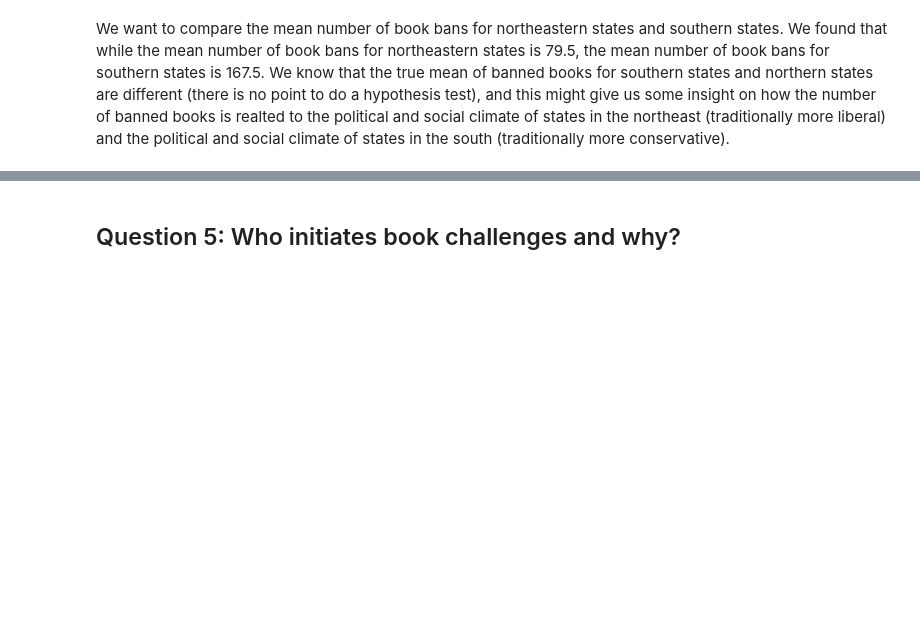
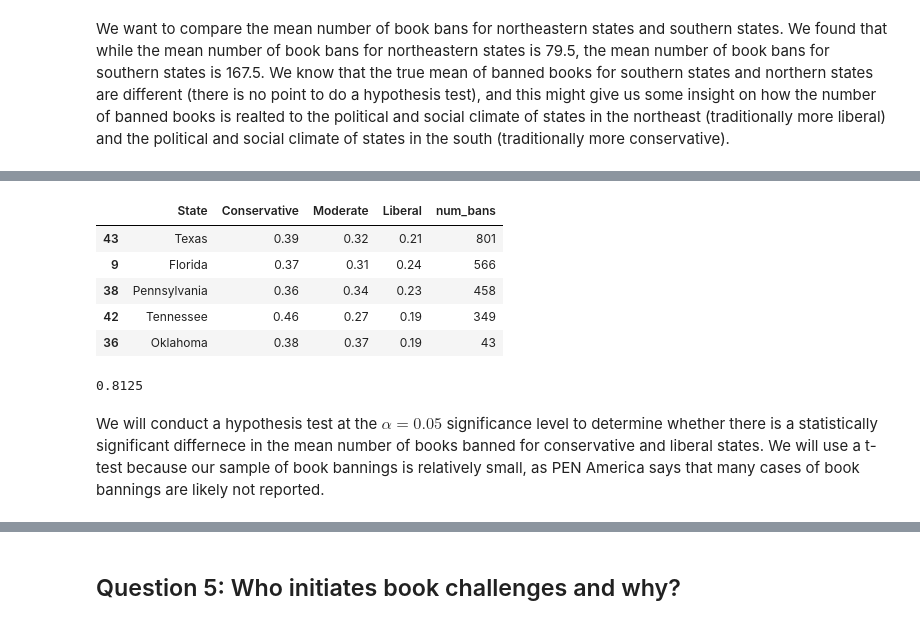
Before and after one commit to yashadoddabele/bannedbooks_project, a Jupyter notebook: bannedbooks.ipynb, the cells around one changed output, grey strips where cells are left out. Cells and saved outputs as stored; diff of their text form; code cells hidden in the pictures; blank space fills up the shorter version.

```diff
--- a/bannedbooks.ipynb
+++ b/bannedbooks.ipynb
@@ -370,0 +381,16 @@ We want to compare the mean number of book bans for northeastern states and sout
+# %%
+state_bans.rename(columns = {'Author':'num_bans'}, inplace = True)
+# %%
+# merge percentages with number of bans
+# ideol_num_bans
+
+ideol_num_bans = pd.merge(state_bans, state_ideol, left_index=True, right_on='State')
+ideol_num_bans = ideol_num_bans[['State', 'Conservative', 'Moderate', 'Liberal', 'num_bans']]
+ideol_num_bans.head()
+# %% [output]
+|  | State | Conservative | Moderate | Liberal | num_bans |
+| 43 | Texas | 0.39 | 0.32 | 0.21 | 801 |
+| 9 | Florida | 0.37 | 0.31 | 0.24 | 566 |
+| 38 | Pennsylvania | 0.36 | 0.34 | 0.23 | 458 |
+| 42 | Tennessee | 0.46 | 0.27 | 0.19 | 349 |
+| 36 | Oklahoma | 0.38 | 0.37 | 0.19 | 43 |
@@ -370,0 +406,17 @@ We want to compare the mean number of book bans for northeastern states and sout
+# %%
+# create logistic regression model to determine whether liberal or conservative based on number of bans
+
+data = ideol_num_bans['num_bans'].values.reshape(-1, 1)
+target = ideol_num_bans['Leaning'].values
+
+logistic_model = LogisticRegression()
+logistic_model.fit(X = data, y = target)
+
+predicted = logistic_model.predict(data)
+
+accuracy_score = accuracy_score(y_true = target, y_pred = predicted)
+accuracy_score
+# %% [output]
+0.8125
+# %% [markdown]
+We will conduct a hypothesis test at the $\alpha = 0.05$ significance level to determine whether there is a statistically significant differnece in the mean number of books banned for conservative and liberal states. We will use a t-test because our sample of book bannings is relatively small, as PEN America says that many cases of book bannings are likely not reported.
```
Also changed, not shown: parts of 5 cells of this notebook.
